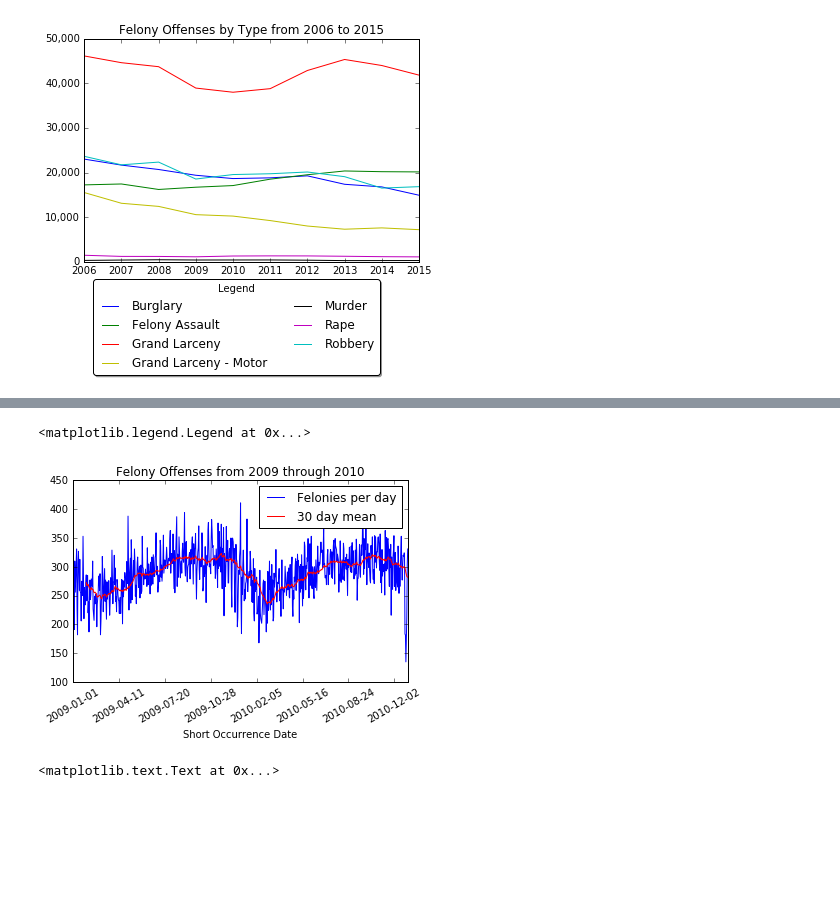
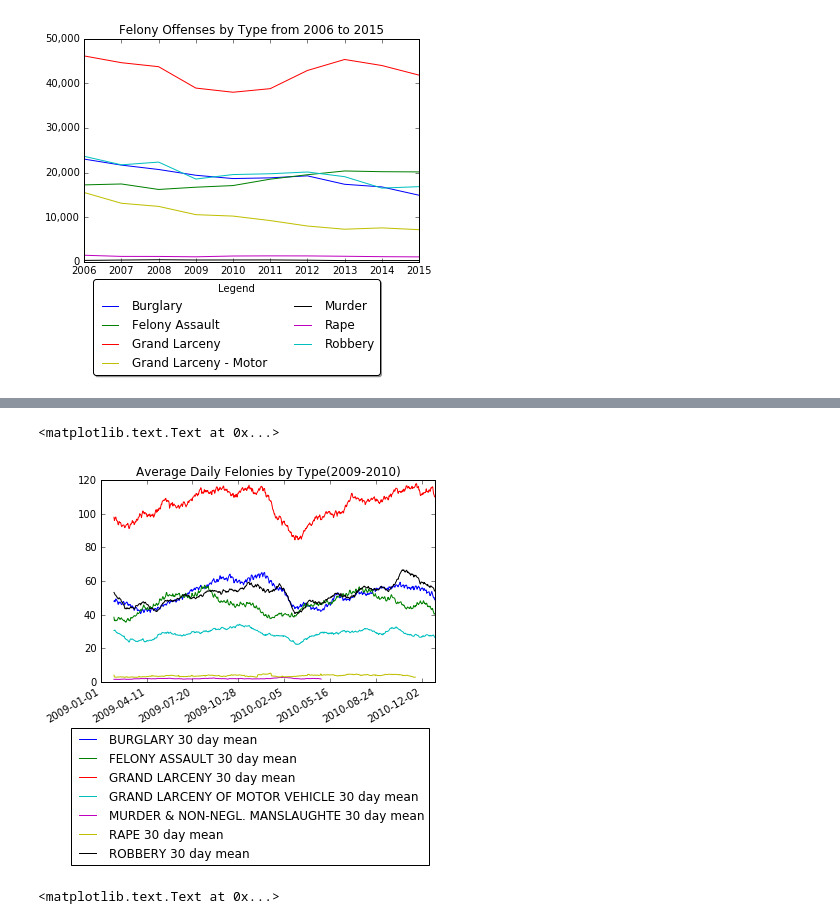
Before and after one commit to mmillervedam/INFOW18_FinalProject, a Jupyter notebook: Final Project Notebook.ipynb, the cells around one changed output, grey strips where cells are left out. Saved outputs shown, nothing was run; the diff lists cells and outputs as text; code cells hidden in the pictures; blank space fills up the shorter version.

```diff
--- a/Final Project Notebook.ipynb
+++ b/Final Project Notebook.ipynb
@@ -296,28 +326,14 @@ plt.title('Felony Offenses from 2006 to 2015')
-# %%
-# there is an evident seasonal spike and valley in felonies each year
-# the below shows a view for 2009 through 2010
-datecount_2010 = datecount[datecount['Short Occurrence Date'] > '2008-12-31']
-datecount_2010 = datecount_2010[datecount_2010['Short Occurrence Date'] < '2011-01-01']
-
-# dates = datecount_2010["Short Occurrence Date"]
-# x = [dt.datetime.strptime(d,'%Y-%m-%d').date() for d in dates]
-# y = datecount_2010["Identifier"]
-
-# plt.gca().xaxis.set_major_formatter(mdates.DateFormatter('%Y-%m-%d'))
-# plt.plot(x,y, label='Felonies per day')
-plt.gcf().autofmt_xdate()
-plt.title('Felony Offenses from 2009 through 2010')
-
-# Adding rolling mean for 2009-10
-two_years = felony_df[(felony_df['Occurrence Year'] > 2008) & (felony_df['Occurrence Year'] < 2011)]
-crimes_per_day = two_years.groupby('Short Occurrence Date', as_index=True).Identifier.count()
-crimes_per_day.plot(label='Felonies per day')
-pd.rolling_mean(crimes_per_day, 30).plot(color='r', rot=30, label='30 day mean')
-plt.legend()
-
-#looks like the number of felonies spike in September/October and
-# then fall back down at the end of each calendar year
-# %% [output]
-<matplotlib.legend.Legend at 0x...>
-[figure, removed]
+# %%
+# Seasonal trends for each type
+two_years = felony_df[(felony_df['Occurrence Year'] > 2008) & (felony_df['Occurrence Year'] < 2011)]
+for name, df in two_years.groupby('Offense'):
+    per_day = df.groupby('Short Occurrence Date', as_index=True).Identifier.count()
+    pd.rolling_mean(per_day, 30).plot(rot=30, label= name +' 30 day mean')
+
+plt.legend(loc="best", bbox_to_anchor=[1, -0.2], ncol=1)
+plt.gcf().autofmt_xdate()
+plt.title('Average Daily Felonies by Type(2009-2010)')
+# %% [output]
+<matplotlib.text.Text at 0x...>
+[figure, added]
 # %%
```
Also changed, not shown: parts of 14 cells of this notebook.
